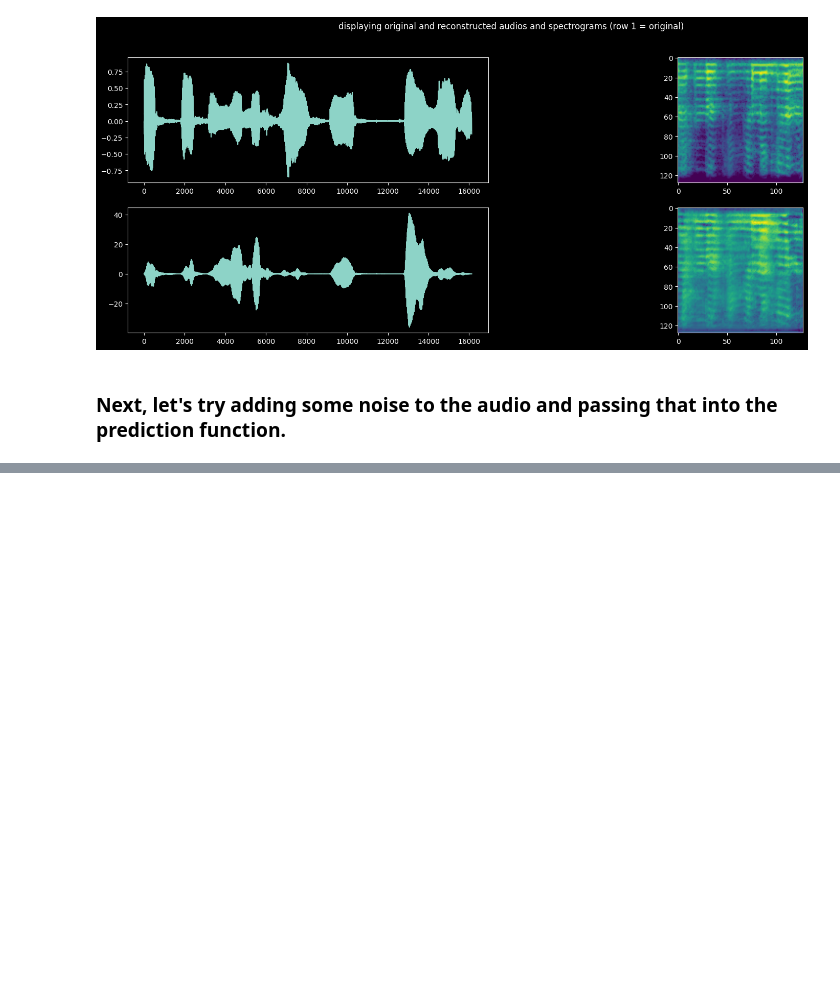
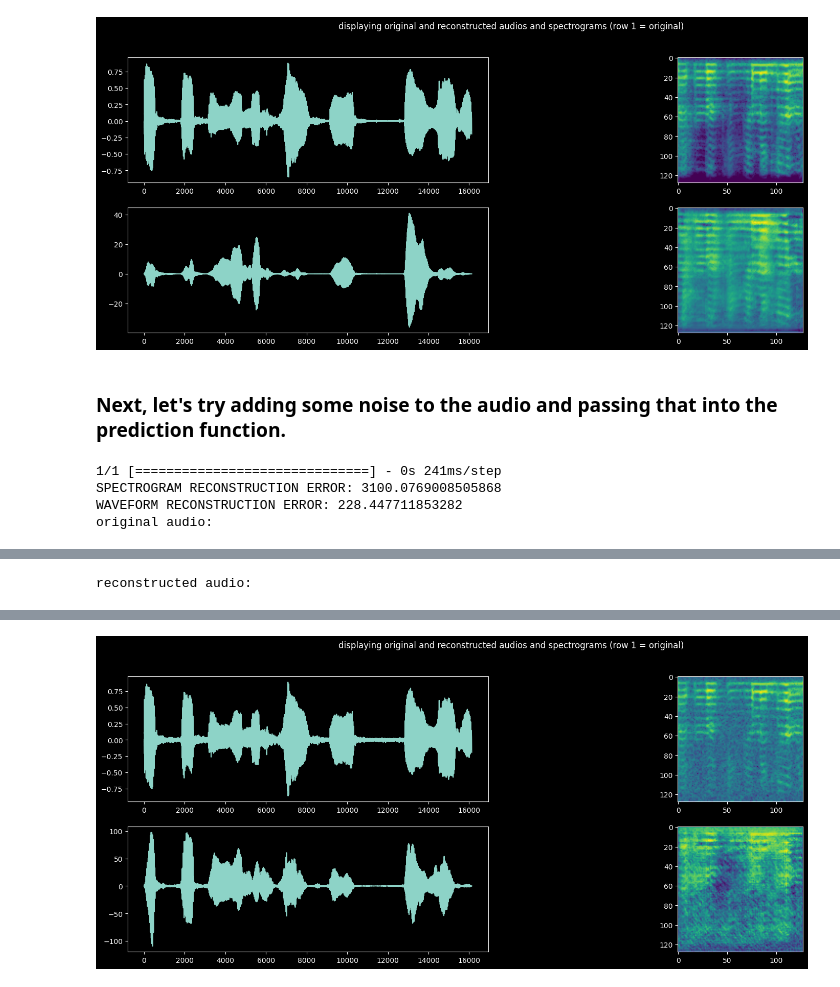
Before and after one commit to bameroncaird/deepsonar, a Jupyter notebook: autoencoder/test_pretrained_AE.ipynb, the cells around one changed output, grey strips where cells are left out. Saved outputs shown, nothing was run; the diff lists cells and outputs as text; code cells hidden in the pictures; blank space fills up the shorter version.

```diff
--- a/autoencoder/test_pretrained_AE.ipynb
+++ b/autoencoder/test_pretrained_AE.ipynb
@@ -230,7 +232,9 @@ def predict_with_model(model, audio_path, display_output=False, add_noise=False)
     audio = DAE.audio_files_to_numpy(audio_dir, audio_pred, SAMPLE_RATE, FRAME_LENGTH, HOP_LENGTH_FRAME, MIN_DURATION)
 
     # add some noise to the audio
-
+    # we'll set the standard deviation to 0.01 as done in the paper
+    if add_noise:
+        audio = audio + np.random.normal(loc=0.0, scale=0.01, size=audio.shape)
 
     # convert to spectrogram as the authors did
     amp_db_audio, pha_audio = DAE.numpy_audio_to_matrix_spectrogram(audio, DIM_SQUARE_SPEC, N_FFT, HOP_LENGTH_FFT)
@@ -293,3 +297,12 @@ reconstructed audio:
 [figure]
 # %% [markdown]
 ### Next, let's try adding some noise to the audio and passing that into the prediction function.
+# %%
+m = load_pretrained_model()
+example_audio = "D:/for-norm/training/real/file1.wav_16k.wav_norm.wav_mono.wav_silence.wav"
+predict_with_model(m, example_audio, display_output=True, add_noise=True)
+# %% [output]
+1/1 [==============================] - 0s 241ms/step
+SPECTROGRAM RECONSTRUCTION ERROR: 3100.0769008505868
+WAVEFORM RECONSTRUCTION ERROR: 228.447711853282
+original audio:
@@ -295,0 +310 @@ reconstructed audio:
+reconstructed audio:
@@ -295,0 +312 @@ reconstructed audio:
+[figure, added]
```
Also changed, not shown: parts of 9 cells of this notebook.
